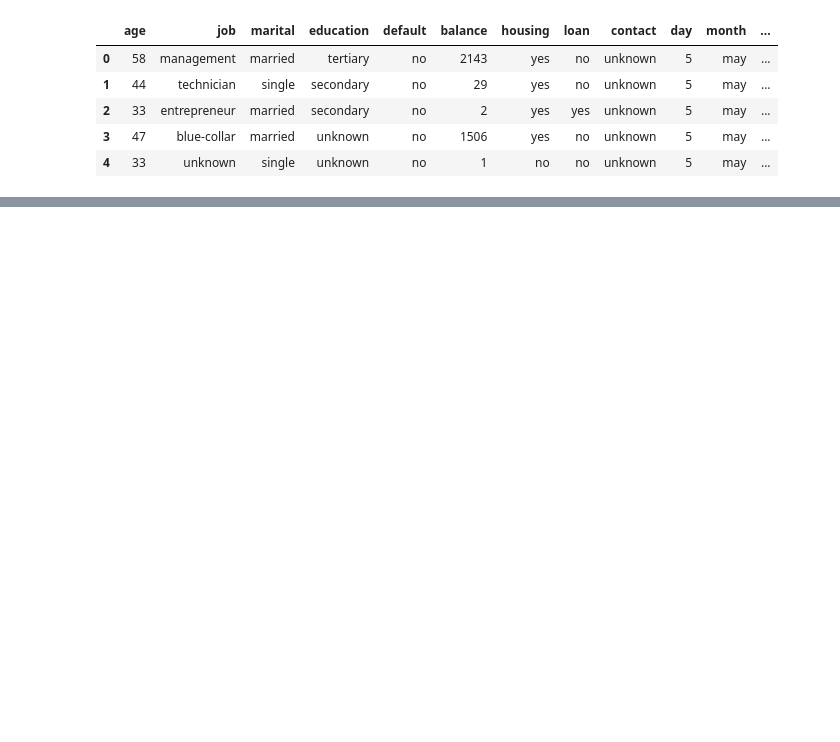
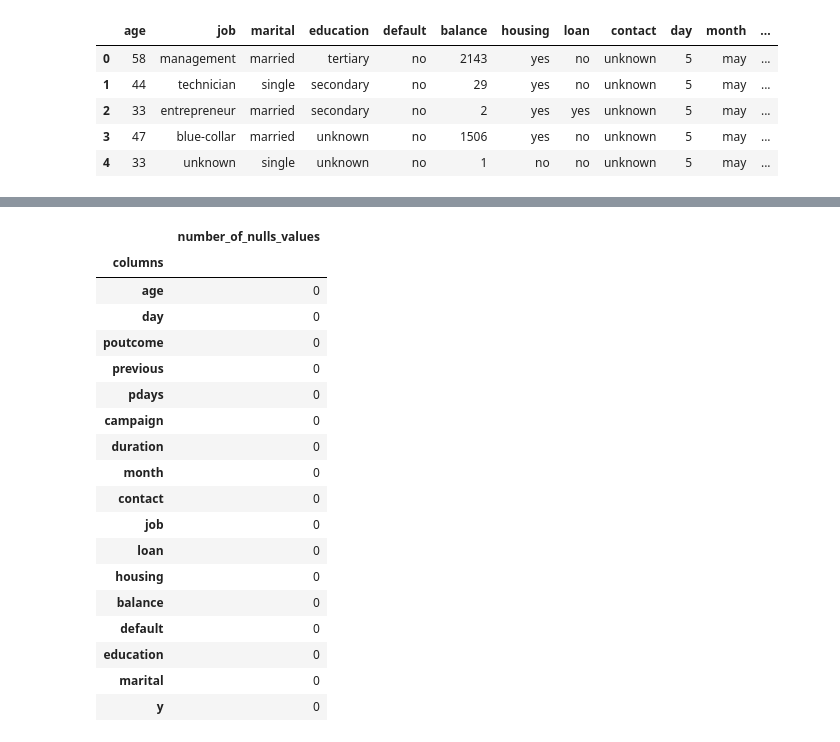
Before and after one commit to bimal-bp/Bank-Marketing-Effectiveness-Prediction-ML-Classification, a Jupyter notebook: project.ipynb, the cells around one changed output, grey strips where cells are left out. Cells and saved outputs as stored; diff of their text form; code cells hidden in the pictures; blank space fills up the shorter version.

Commit message:
Data read and basic processing Done

```diff
--- a/project.ipynb
+++ b/project.ipynb
@@ -92,0 +199,24 @@ df.head()
+# %%
+# Checking for number of null values in dataset
+count_null_df=pd.DataFrame({'columns':df.columns,'number_of_nulls_values':df.isna().sum()})
+count_null_df.set_index('columns').sort_values(by='number_of_nulls_values', ascending = False)
+# %% [output]
+|  | number_of_nulls_values |
+| columns |  |
+| age | 0 |
+| day | 0 |
+| poutcome | 0 |
+| previous | 0 |
+| pdays | 0 |
+| campaign | 0 |
+| duration | 0 |
+| month | 0 |
+| contact | 0 |
+| job | 0 |
+| loan | 0 |
+| housing | 0 |
+| balance | 0 |
+| default | 0 |
+| education | 0 |
+| marital | 0 |
+| y | 0 |
```
Also changed, not shown: parts of 9 cells of this notebook, 1 other file.
